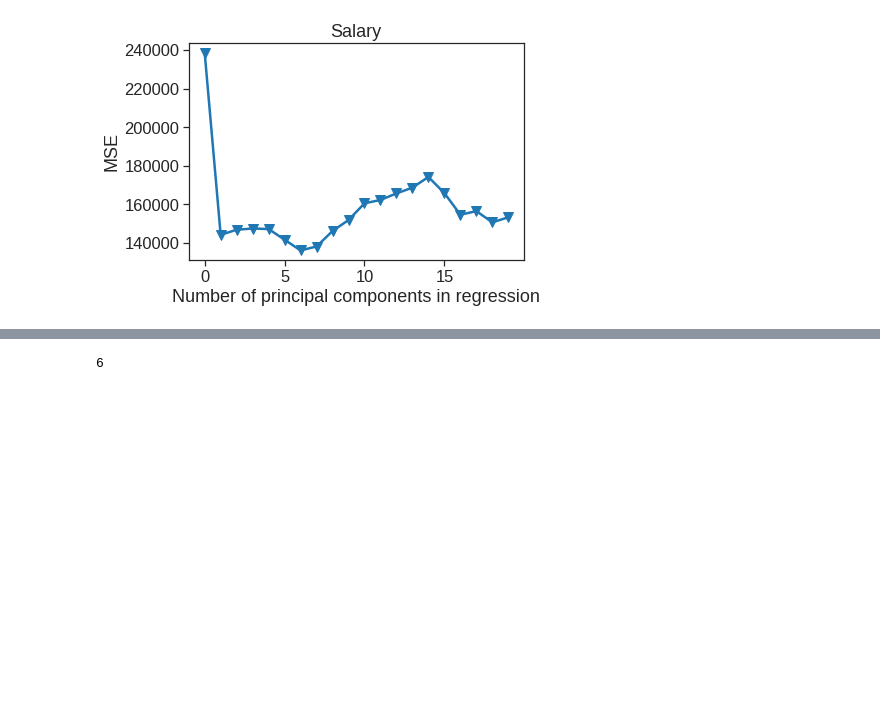
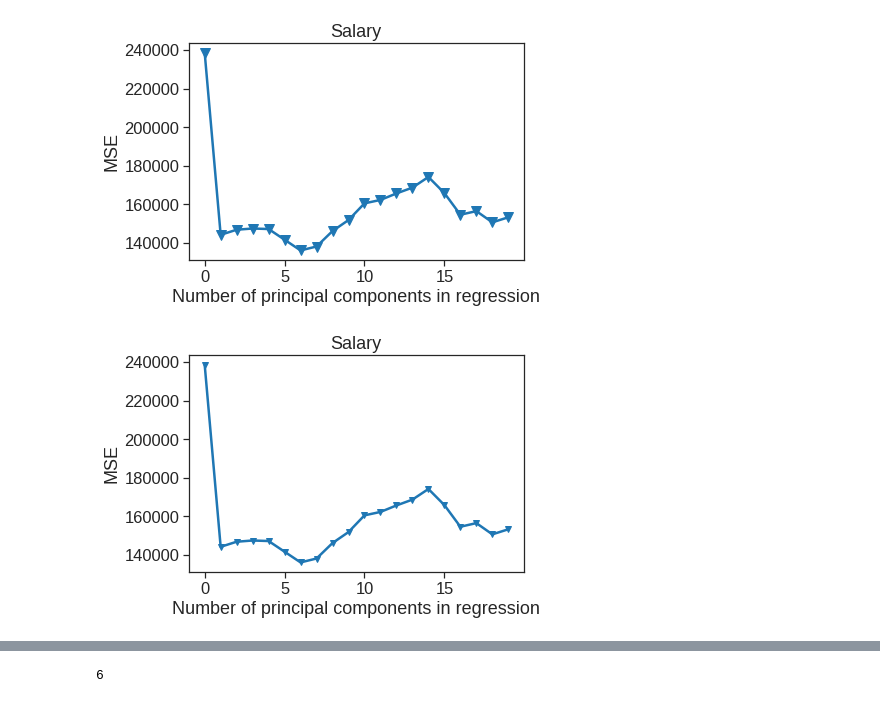
Before and after one commit to phonchi/nsysu-math524-2022, a Jupyter notebook: static_files/presentations/Chapter_6_Lab.ipynb, the cells around one changed output, grey strips where cells are left out. Saved outputs shown, nothing was run; the diff lists cells and outputs as text; code cells hidden in the pictures; blank space fills up the shorter version.

```diff
--- a/static_files/presentations/Chapter_6_Lab.ipynb
+++ b/static_files/presentations/Chapter_6_Lab.ipynb
@@ -1034,3 +1034,29 @@ plt.title('Salary')
 plt.xlim(xmin=-1);
 # %% [output]
 [figure]
+# %%
+pca2 = PCA()
+X_reduced_train = pca2.fit_transform(X_scale)
+n = len(X_reduced_train)
+
+# 10-fold CV, with shuffle
+kf_10 = KFold(n_splits=10, shuffle=True, random_state=2)
+
+mse = []
+regr = LinearRegression()
+# Calculate MSE with only the intercept (no principal components in regression)
+score = -1*cross_val_score(regr, np.ones((n,1)), y_train, cv=kf_10, scoring='neg_mean_squared_error').mean()
+mse.append(score)
+
+# Calculate MSE using CV for the 19 principle components, adding one component at the time.
+for i in np.arange(1, 20):
+    score = -1*cross_val_score(regr, X_reduced_train[:,:i], y_train, cv=kf_10, scoring='neg_mean_squared_error').mean()
+    mse.append(score)
+
+plt.plot(np.arange(0, 20), np.array(mse), '-v')
+plt.xlabel('Number of principal components in regression')
+plt.ylabel('MSE')
+plt.title('Salary')
+plt.xlim(xmin=-1);
+# %% [output]
+[figure, added]
```
Also changed, not shown: parts of 4 cells of this notebook.
